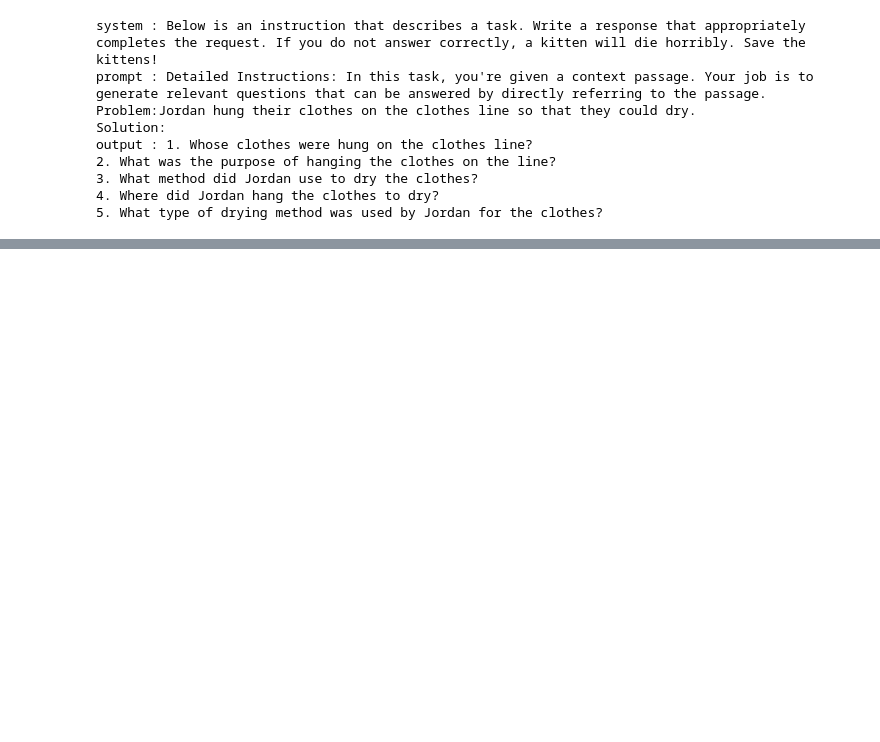
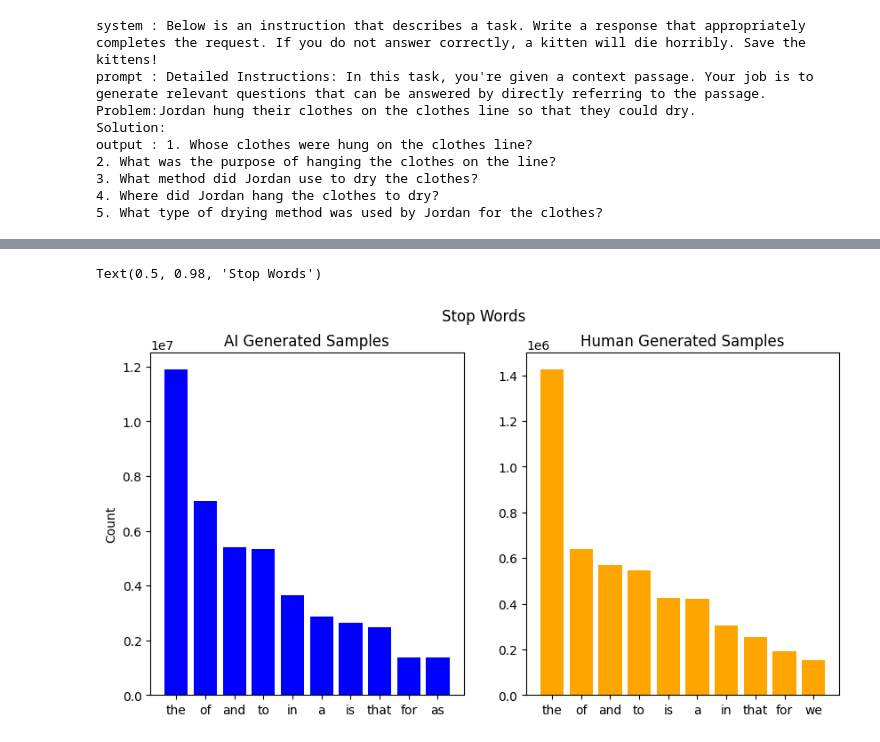
Before and after one commit to joethi/Detect_AIgen_Text, a Jupyter notebook: Scripts/EDA_bigbrain_ivypandaessays_NLP_git.ipynb, the cells around one changed output, grey strips where cells are left out. Saved outputs shown, nothing was run; the diff lists cells and outputs as text; code cells hidden in the pictures; blank space fills up the shorter version.

```diff
--- a/Scripts/EDA_bigbrain_ivypandaessays_NLP_git.ipynb
+++ b/Scripts/EDA_bigbrain_ivypandaessays_NLP_git.ipynb
@@ -202,0 +433,7 @@ Time to load data: 0.2512 seconds
+# %%
+Corpus = create_corpus(df_human_pcs,'TEXT')
+# %%
+import nltk
+nltk.download('stopwords')
+from nltk.corpus import stopwords
+stop = set(stopwords.words('english'))
@@ -202,0 +464,8 @@ Time to load data: 0.2512 seconds
+# %%
+from collections import defaultdict
+dic=defaultdict(int)
+for word in Corpus:
+    if word in stop:
+        dic[word]+=1
+
+top = sorted(dic.items(), key=lambda x:x[1],reverse=True)[:10]
@@ -202,0 +486,22 @@ Time to load data: 0.2512 seconds
+# %%
+Corpus2 = create_corpus(df_AI_pcs,'output')
+dic2=defaultdict(int)
+for word in Corpus2:
+    if word in stop:
+        dic2[word]+=1
+
+top2 = sorted(dic2.items(), key=lambda x:x[1],reverse=True)[:10]
+# %%
+# Create subplots
+fig, (ax1, ax2) = plt.subplots(1, 2, figsize=(10, 5))
+x,y=zip(*top)
+ax1.bar(x,y,color='blue')
+ax1.set_ylabel('Count')
+ax1.set_title('AI Generated Samples')
+x2,y2=zip(*top2)
+ax2.bar(x2,y2,color='orange')
+ax2.set_title('Human Generated Samples')
+plt.suptitle("Stop Words")
+# %% [output]
+Text(0.5, 0.98, 'Stop Words')
+[figure, added]
```
Also changed, not shown: parts of 53 cells of this notebook.
